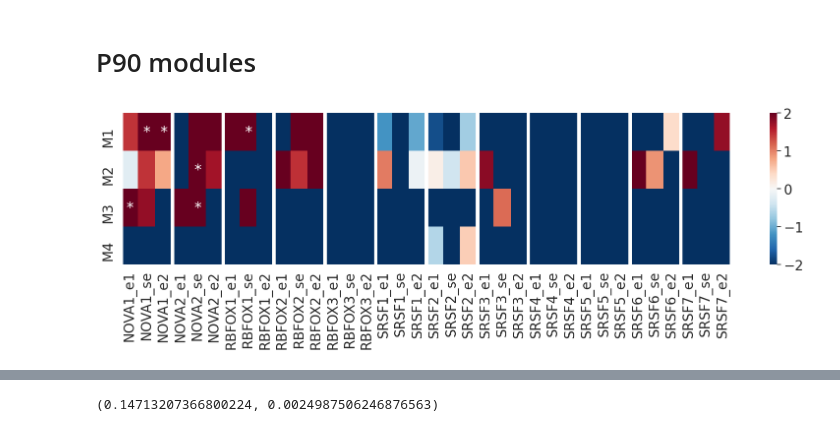
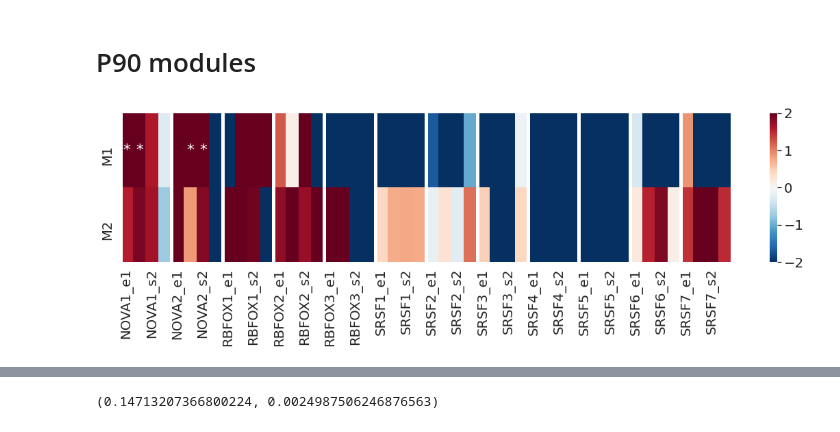
Before and after one commit to lareaulab/analysis_psix, a Jupyter notebook: mouse_brain_development/mouse_brain_regulation.ipynb, the cells around one changed output, grey strips where cells are left out. Drawn from its saved outputs; the diff is of its cells as text; code cells hidden in the pictures.

```diff
--- a/mouse_brain_development/mouse_brain_regulation.ipynb
+++ b/mouse_brain_development/mouse_brain_regulation.ipynb
@@ -536,60 +573,60 @@ module_average_gene[module_average.columns]
 psix_results_p90 = pd.read_csv('psix_object_p90/psix_results.tab.gz', sep='\t', index_col=0)
 
 
-mouse_clip_families = pd.DataFrame()
-mouse_clip_families['NOVA1_e1'] = np.array(mouse_clip_peaks.loc[e1_exons, 'NOVA1'])
-mouse_clip_families['NOVA1_se'] = np.array(mouse_clip_peaks.loc[se_exons, 'NOVA1'])
-mouse_clip_families['NOVA1_e2'] = np.array(mouse_clip_peaks.loc[e2_exons, 'NOVA1'])
+# mouse_clip_families = pd.DataFrame()
+# mouse_clip_families['NOVA1_e1'] = np.array(mouse_clip_peaks.loc[e1_exons, 'NOVA1'])
+# mouse_clip_families['NOVA1_se'] = np.array(mouse_clip_peaks.loc[se_exons, 'NOVA1'])
+# mouse_clip_families['NOVA1_e2'] = np.array(mouse_clip_peaks.loc[e2_exons, 'NOVA1'])
 
-mouse_clip_families['NOVA2_e1'] = np.array(mouse_clip_peaks.loc[e1_exons, 'NOVA2'])
-mouse_clip_families['NOVA2_se'] = np.array(mouse_clip_peaks.loc[se_exons, 'NOVA2'])
-mouse_clip_families['NOVA2_e2'] = np.array(mouse_clip_peaks.loc[e2_exons, 'NOVA2'])
+# mouse_clip_families['NOVA2_e1'] = np.array(mouse_clip_peaks.loc[e1_exons, 'NOVA2'])
+# mouse_clip_families['NOVA2_se'] = np.array(mouse_clip_peaks.loc[se_exons, 'NOVA2'])
+# mouse_clip_families['NOVA2_e2'] = np.array(mouse_clip_peaks.loc[e2_exons, 'NOVA2'])
 
-mouse_clip_families['RBFOX1_e1'] = np.array(mouse_clip_peaks.loc[e1_exons, 'RBFOX1'])
-mouse_clip_families['RBFOX1_se'] = np.array(mouse_clip_peaks.loc[se_exons, 'RBFOX1'])
-mouse_clip_families['RBFOX1_e2'] = np.array(mouse_clip_peaks.loc[e2_exons, 'RBFOX1'])
+# mouse_clip_families['RBFOX1_e1'] = np.array(mouse_clip_peaks.loc[e1_exons, 'RBFOX1'])
+# mouse_clip_families['RBFOX1_se'] = np.array(mouse_clip_peaks.loc[se_exons, 'RBFOX1'])
+# mouse_clip_families['RBFOX1_e2'] = np.array(mouse_clip_peaks.loc[e2_exons, 'RBFOX1'])
 
-mouse_clip_families['RBFOX2_e1'] = np.array(mouse_clip_peaks.loc[e1_exons, 'RBFOX2'])
-mouse_clip_families['RBFOX2_se'] = np.array(mouse_clip_peaks.loc[se_exons, 'RBFOX2'])
-mouse_clip_families['RBFOX2_e2'] = np.array(mouse_clip_peaks.loc[e2_exons, 'RBFOX2'])
+# mouse_clip_families['RBFOX2_e1'] = np.array(mouse_clip_peaks.loc[e1_exons, 'RBFOX2'])
+# mouse_clip_families['RBFOX2_se'] = np.array(mouse_clip_peaks.loc[se_exons, 'RBFOX2'])
+# mouse_clip_families['RBFOX2_e2'] = np.array(mouse_clip_peaks.loc[e2_exons, 'RBFOX2'])
 
-mouse_clip_families['RBFOX3_e1'] = np.array(mouse_clip_peaks.loc[e1_exons, 'RBFOX3'])
-mouse_clip_families['RBFOX3_se'] = np.array(mouse_clip_peaks.loc[se_exons, 'RBFOX3'])
-mouse_clip_families['RBFOX3_e2'] = np.array(mouse_clip_peaks.loc[e2_exons, 'RBFOX3'])
+# mouse_clip_families['RBFOX3_e1'] = np.array(mouse_clip_peaks.loc[e1_exons, 'RBFOX3'])
+# mouse_clip_families['RBFOX3_se'] = np.array(mouse_clip_peaks.loc[se_exons, 'RBFOX3'])
+# mouse_clip_families['RBFOX3_e2'] = np.array(mouse_clip_peaks.loc[e2_exons, 'RBFOX3'])
 
-mouse_clip_families['SRSF1_e1'] = np.array(mouse_clip_peaks.loc[e1_exons, 'SRSF1'])
-mouse_clip_families['SRSF1_se'] = np.array(mouse_clip_peaks.loc[se_exons, 'SRSF1'])
-mouse_clip_families['SRSF1_e2'] = np.array(mouse_clip_peaks.loc[e2_exons, 'SRSF1'])
+# mouse_clip_families['SRSF1_e1'] = np.array(mouse_clip_peaks.loc[e1_exons, 'SRSF1'])
+# mouse_clip_families['SRSF1_se'] = np.array(mouse_clip_peaks.loc[se_exons, 'SRSF1'])
+# mouse_clip_families['SRSF1_e2'] = np.array(mouse_clip_peaks.loc[e2_exons, 'SRSF1'])
 
-mouse_clip_families['SRSF2_e1'] = np.array(mouse_clip_peaks.loc[e1_exons, 'SRSF2'])
-mouse_clip_families['SRSF2_se'] = np.array(mouse_clip_peaks.loc[se_exons, 'SRSF2'])
-mouse_clip_families['SRSF2_e2'] = np.array(mouse_clip_peaks.loc[e2_exons, 'SRSF2'])
+# mouse_clip_families['SRSF2_e1'] = np.array(mouse_clip_peaks.loc[e1_exons, 'SRSF2'])
+# mouse_clip_families['SRSF2_se'] = np.array(mouse_clip_peaks.loc[se_exons, 'SRSF2'])
+# mouse_clip_families['SRSF2_e2'] = np.array(mouse_clip_peaks.loc[e2_exons, 'SRSF2'])
 
-mouse_clip_families['SRSF3_e1'] = np.array(mouse_clip_peaks.loc[e1_exons, 'SRSF3'])
-mouse_clip_families['SRSF3_se'] = np.array(mouse_clip_peaks.loc[se_exons, 'SRSF3'])
-mouse_clip_families['SRSF3_e2'] = np.array(mouse_clip_peaks.loc[e2_exons, 'SRSF3'])
+# mouse_clip_families['SRSF3_e1'] = np.array(mouse_clip_peaks.loc[e1_exons, 'SRSF3'])
+# mouse_clip_families['SRSF3_se'] = np.array(mouse_clip_peaks.loc[se_exons, 'SRSF3'])
+# mouse_clip_families['SRSF3_e2'] = np.array(mouse_clip_peaks.loc[e2_exons, 'SRSF3'])
 
-mouse_clip_families['SRSF4_e1'] = np.array(mouse_clip_peaks.loc[e1_exons, 'SRSF4'])
-mouse_clip_families['SRSF4_se'] = np.array(mouse_clip_peaks.loc[se_exons, 'SRSF4'])
-mouse_clip_families['SRSF4_e2'] = np.array(mouse_clip_peaks.loc[e2_exons, 'SRSF4'])
+# mouse_clip_families['SRSF4_e1'] = np.array(mouse_clip_peaks.loc[e1_exons, 'SRSF4'])
+# mouse_clip_families['SRSF4_se'] = np.array(mouse_clip_peaks.loc[se_exons, 'SRSF4'])
+# mouse_clip_families['SRSF4_e2'] = np.array(mouse_clip_peaks.loc[e2_exons, 'SRSF4'])
 
-mouse_clip_families['SRSF5_e1'] = np.array(mouse_clip_peaks.loc[e1_exons, 'SRSF5'])
-mouse_clip_families['SRSF5_se'] = np.array(mouse_clip_peaks.loc[se_exons, 'SRSF5'])
-mouse_clip_families['SRSF5_e2'] = np.array(mouse_clip_peaks.loc[e2_exons, 'SRSF5'])
+# mouse_clip_families['SRSF5_e1'] = np.array(mouse_clip_peaks.loc[e1_exons, 'SRSF5'])
+# mouse_clip_families['SRSF5_se'] = np.array(mouse_clip_peaks.loc[se_exons, 'SRSF5'])
+# mouse_clip_families['SRSF5_e2'] = np.array(mouse_clip_peaks.loc[e2_exons, 'SRSF5'])
 
-mouse_clip_families['SRSF6_e1'] = np.array(mouse_clip_peaks.loc[e1_exons, 'SRSF6'])
-mouse_clip_families['SRSF6_se'] = np.array(mouse_clip_peaks.loc[se_exons, 'SRSF6'])
-mouse_clip_families['SRSF6_e2'] = np.array(mouse_clip_peaks.loc[e2_exons, 'SRSF6'])
+# mouse_clip_families['SRSF6_e1'] = np.array(mouse_clip_peaks.loc[e1_exons, 'SRSF6'])
+# mouse_clip_families['SRSF6_se'] = np.array(mouse_clip_peaks.loc[se_exons, 'SRSF6'])
+# mouse_clip_families['SRSF6_e2'] = np.array(mouse_clip_peaks.loc[e2_exons, 'SRSF6'])
 
-mouse_clip_families['SRSF7_e1'] = np.array(mouse_clip_peaks.loc[e1_exons, 'SRSF7'])
-mouse_clip_families['SRSF7_se'] = np.array(mouse_clip_peaks.loc[se_exons, 'SRSF7'])
-mouse_clip_families['SRSF7_e2'] = np.array(mouse_clip_peaks.loc[e2_exons, 'SRSF7'])
+# mouse_clip_families['SRSF7_e1'] = np.array(mouse_clip_peaks.loc[e1_exons, 'SRSF7'])
+# mouse_clip_families['SRSF7_se'] = np.array(mouse_clip_peaks.loc[se_exons, 'SRSF7'])
+# mouse_clip_families['SRSF7_e2'] = np.array(mouse_clip_peaks.loc[e2_exons, 'SRSF7'])
 
 
 
-mouse_clip_families.index = [x[:-3] for x in mouse_clip_peaks.index if (x[-3:]=='_se')]
+# mouse_clip_families.index = [x[:-3] for x in mouse_clip_peaks.index if (x[-3:]=='_s1')]
 
-modules = pd.read_csv('psix_object/modules_p90.tab.gz', sep='\t', index_col=0).Module
+modules = pd.read_csv('psix_object_p90/modules_p90.tab.gz', sep='\t', index_col=0).Module
 modules = modules.loc[modules.index & mouse_clip_families.index]
 mouse_clip_families = mouse_clip_families.loc[psix_results_p90.index & mouse_clip_families.index]
 
@@ -600,43 +637,43 @@ for rbp in mouse_clip_families.columns:
     p_enrich = []
     p_deplete = []
     log_enrich = []
-    for module in range(1, 5):
+    for module in range(1, 3):
         enrichment = test_enrichment(mouse_clip_families[rbp], modules.index[(modules==module)])
         p_enrich.append(enrichment[0])
         p_deplete.append(enrichment[1])
         log_enrich.append(enrichment[2])
 
     hyper_enrichment[rbp] = log_enrich
     hyper_pval_enrich[rbp] = p_enrich
     hyper_pval_deplete[rbp] = p_deplete
 
-hyper_enrichment.index = ['M'+ str(x) for x in range(1, 5)]
-hyper_pval_enrich.index = ['M'+ str(x) for x in range(1, 5)]
-hyper_pval_deplete.index = ['M'+ str(x) for x in range(1, 5)]
+hyper_enrichment.index = ['M'+ str(x) for x in range(1, 3)]
+hyper_pval_enrich.index = ['M'+ str(x) for x in range(1, 3)]
+hyper_pval_deplete.index = ['M'+ str(x) for x in range(1, 3)]
 
 
 hyper_enrich_significance = pd.DataFrame(multipletests(np.array(hyper_pval_enrich).reshape(1,-1)[0],
-                                                       method='fdr_bh')[1].reshape(4,-4)<=0.1)
+                                                       method='fdr_bh')[1].reshape(2,-2)<=0.1)
 hyper_enrich_significance.index = hyper_pval_enrich.index
 hyper_enrich_significance.columns = hyper_pval_enrich.columns
 
 labels = hyper_enrich_significance.copy()
 for exon in hyper_enrich_significance.index:
     for rbp in hyper_enrich_significance.columns:
         if labels.loc[exon, rbp]:
             labels.loc[exon, rbp] = '*'
         else:
             labels.loc[exon, rbp] = ''
 # from statsmodels.stats.multitest import multipletests
 
 sns.set(font_scale=1.8)
 
 fig = plt.figure(figsize=(20, 4))
 ax = sns.heatmap(hyper_enrichment, cmap='RdBu_r', vmin=-2, vmax=2, annot=labels, fmt='')
-for i in range(0, hyper_enrichment.shape[1] + 1, 3):
+for i in range(0, hyper_enrichment.shape[1] + 1, 4):
     ax.axvline(i, color='white', lw=5)
 # for i in range(data.shape[1] + 1):
 #     ax.axvline(i, color='white', lw=60)
 plt.show()
 # %% [output]
-[figure, old version]
+[figure, new version]
```
Also changed, not shown: parts of 8 cells of this notebook, 31 other files.
